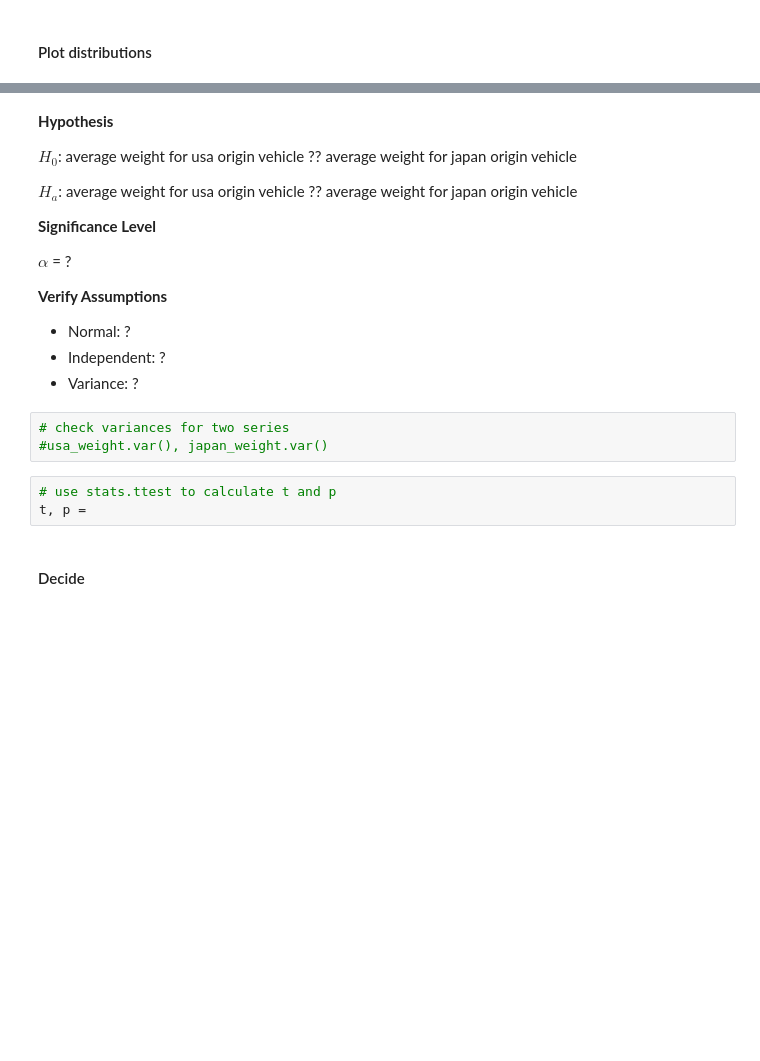
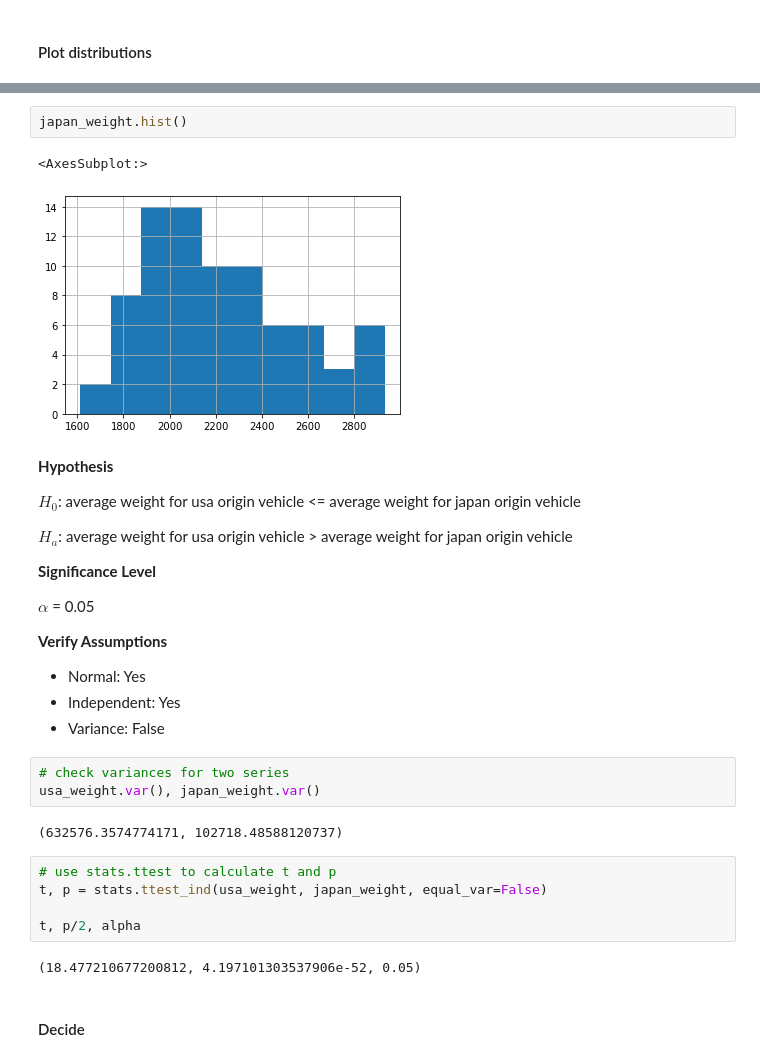
Before and after one commit to CodeupClassroom/hopper-statistics-exercises, a Jupyter notebook: comparing_means-lesson.ipynb, the cells around one changed output, grey strips where cells are left out. Drawn from its saved outputs; the diff is of its cells as text; blank space fills up the shorter version.

```diff
--- a/comparing_means-lesson.ipynb
+++ b/comparing_means-lesson.ipynb
@@ -365,27 +491,38 @@ One tailed or two tailed?
+# %%
+japan_weight.hist()
+# %% [output]
+<AxesSubplot:>
+[figure, added]
 # %% [markdown]
 **Hypothesis**
 
-$H_{0}$: average weight for usa origin vehicle  ?? average weight for japan origin vehicle
+$H_{0}$: average weight for usa origin vehicle  <= average weight for japan origin vehicle
 
-$H_{a}$: average weight for usa origin vehicle ?? average weight for japan origin vehicle
+$H_{a}$: average weight for usa origin vehicle > average weight for japan origin vehicle
 
 
 
 **Significance Level**
 
-$\alpha$ = ?
+$\alpha$ = 0.05
 
 **Verify Assumptions**
 
-- Normal: ?
-- Independent: ?
-- Variance: ?
+- Normal: Yes
+- Independent: Yes
+- Variance: False
 # %%
 # check variances for two series
-#usa_weight.var(), japan_weight.var()
+usa_weight.var(), japan_weight.var()
+# %% [output]
+(632576.3574774171, 102718.48588120737)
 # %%
 # use stats.ttest to calculate t and p
-t, p =
+t, p = stats.ttest_ind(usa_weight, japan_weight, equal_var=False)
+
+t, p/2, alpha
+# %% [output]
+(18.477210677200812, 4.197101303537906e-52, 0.05)
 # %% [markdown]
 #### Decide
 # %%
```
Also changed, not shown: parts of 38 cells of this notebook.
